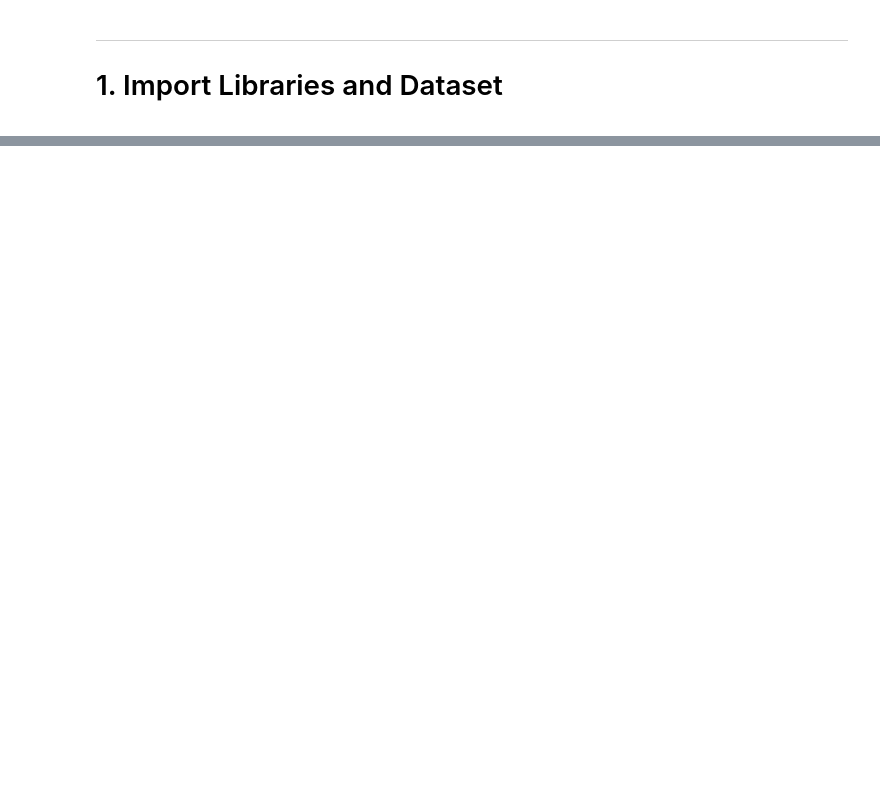
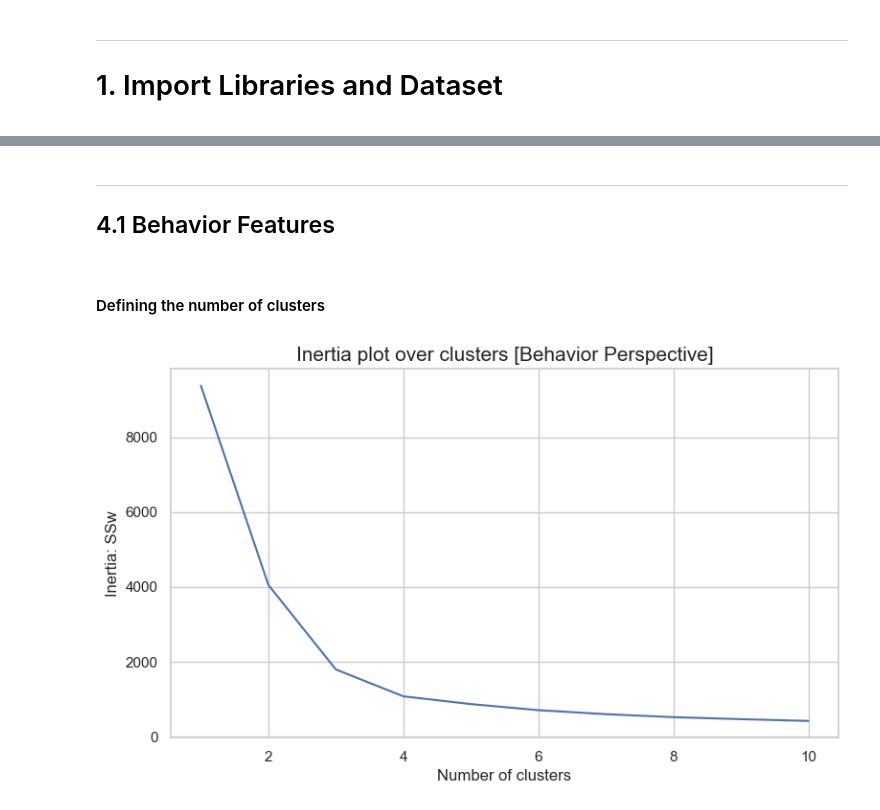
Before and after one commit to merkury00/DataMiningProject2425, a Jupyter notebook: CLUSTERING.ipynb, the cells around one changed output, grey strips where cells are left out. Saved outputs shown, nothing was run; the diff lists cells and outputs as text; code cells hidden in the pictures; blank space fills up the shorter version.

```diff
--- a/CLUSTERING.ipynb
+++ b/CLUSTERING.ipynb
@@ -209,0 +260,26 @@ plt.show()
+# %% [markdown]
+<hr>
+<a class="anchor" id="kmbeh">
+
+## 4.1 Behavior Features
+# %% [markdown]
+#### Defining the number of clusters
+# %%
+range_clusters = range(1, 11)
+# %%
+inertia = []
+for n_clus in range_clusters:  # iterate over desired ncluster range
+    kmclust = KMeans(n_clusters=n_clus, init='k-means++', n_init=50, random_state=202)
+    kmclust.fit(df_beh)
+    inertia.append(kmclust.inertia_)  # save the inertia of the given cluster solution
+# %%
+# The inertia plot
+sns.set_style("whitegrid")
+plt.figure(figsize=(9,5))
+plt.plot(range_clusters, inertia)
+plt.ylabel("Inertia: SSw")
+plt.xlabel("Number of clusters")
+plt.title("Inertia plot over clusters [Behavior Perspective]", size=15)
+plt.show()
+# %% [output]
+[figure, added]
```
Also changed, not shown: parts of 81 cells of this notebook, 8 other files.
